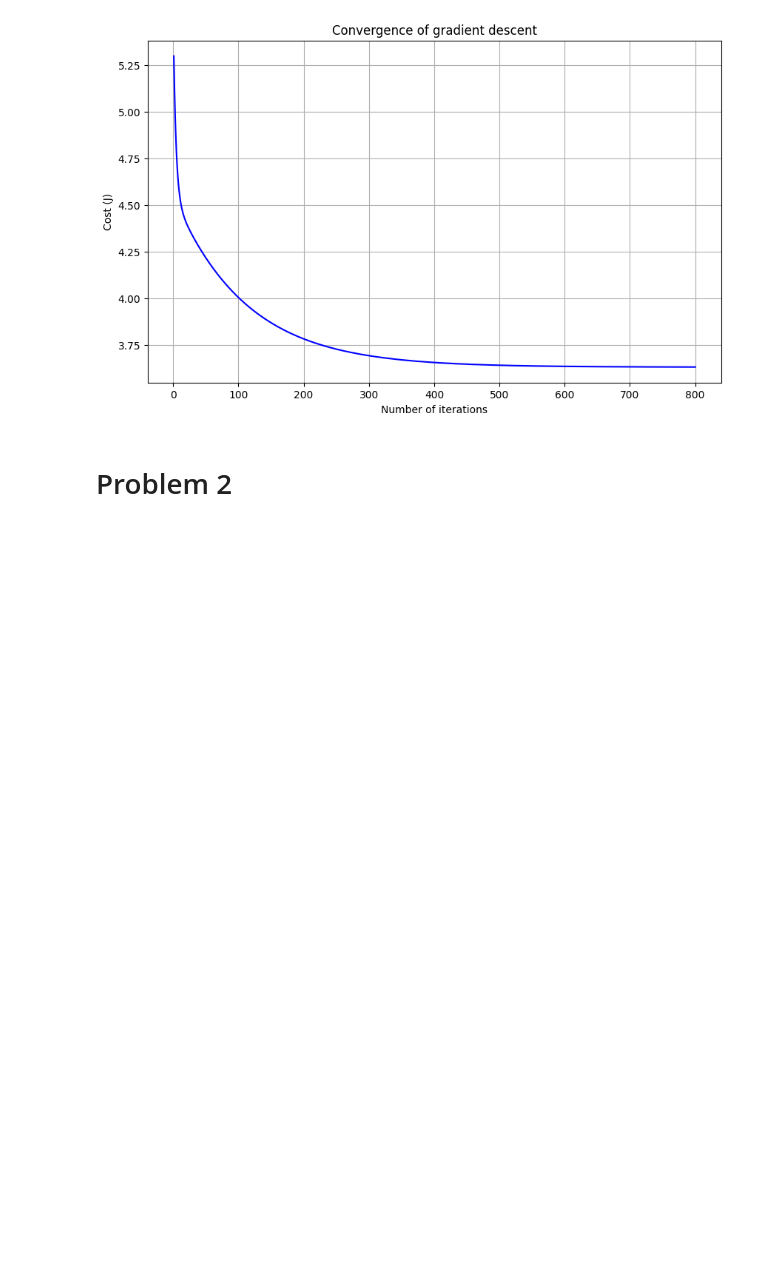
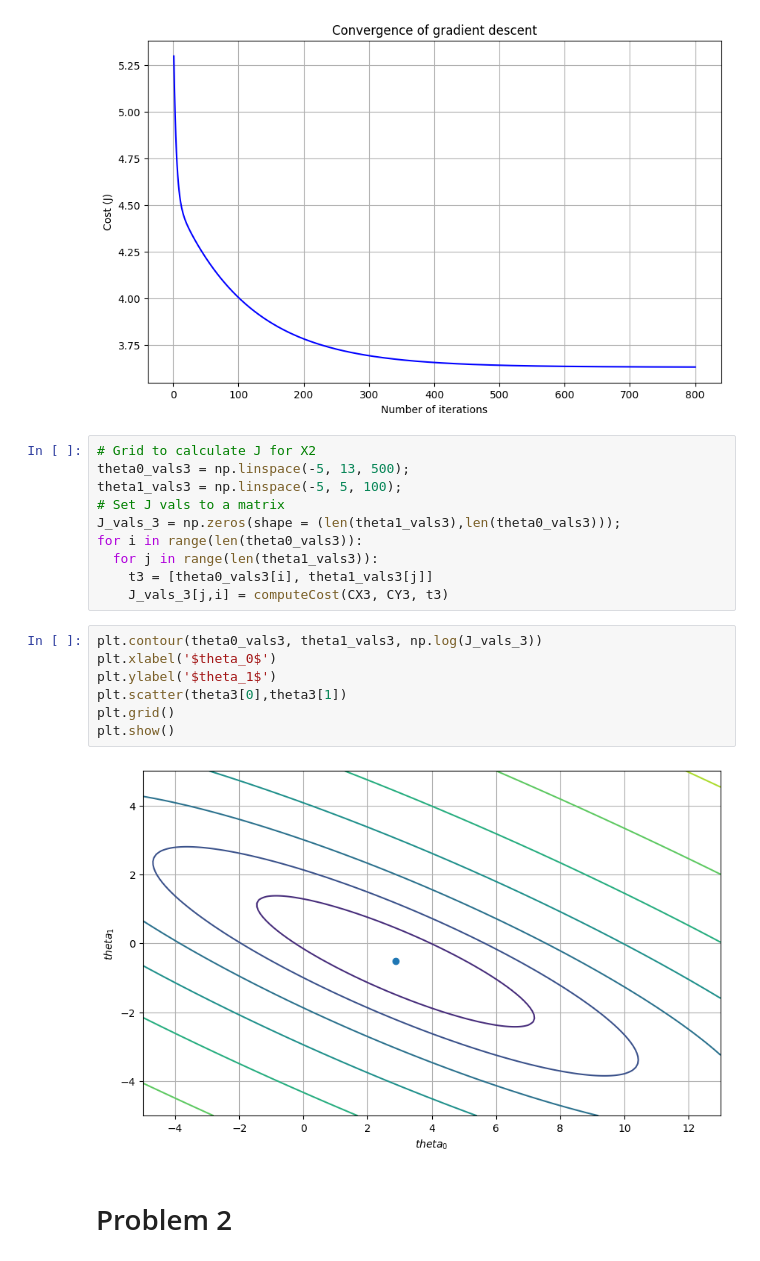
Before and after one commit to myllanes/ECGR4105M.Y, a Jupyter notebook: MichaelYllanes_801299358_Assignment1.ipynb, the cells around one changed output. Drawn from its saved outputs; the diff is of its cells as text; blank space fills up the shorter version.

```diff
--- a/MichaelYllanes_801299358_Assignment1.ipynb
+++ b/MichaelYllanes_801299358_Assignment1.ipynb
@@ -210,6 +210,25 @@ plt.title('Convergence of gradient descent')
 # %% [output]
 Text(0.5, 1.0, 'Convergence of gradient descent')
 [figure]
+# %%
+# Grid to calculate J for X2
+theta0_vals3 = np.linspace(-5, 13, 500);
+theta1_vals3 = np.linspace(-5, 5, 100);
+# Set J vals to a matrix
+J_vals_3 = np.zeros(shape = (len(theta1_vals3),len(theta0_vals3)));
+for i in range(len(theta0_vals3)):
+  for j in range(len(theta1_vals3)):
+    t3 = [theta0_vals3[i], theta1_vals3[j]]
+    J_vals_3[j,i] = computeCost(CX3, CY3, t3)
+# %%
+plt.contour(theta0_vals3, theta1_vals3, np.log(J_vals_3))
+plt.xlabel('$theta_0$')
+plt.ylabel('$theta_1$')
+plt.scatter(theta3[0],theta3[1])
+plt.grid()
+plt.show()
+# %% [output]
+[figure, added]
 # %% [markdown]
 # Problem 2
 # %%
```
Also changed, not shown: parts of 2 cells of this notebook.
